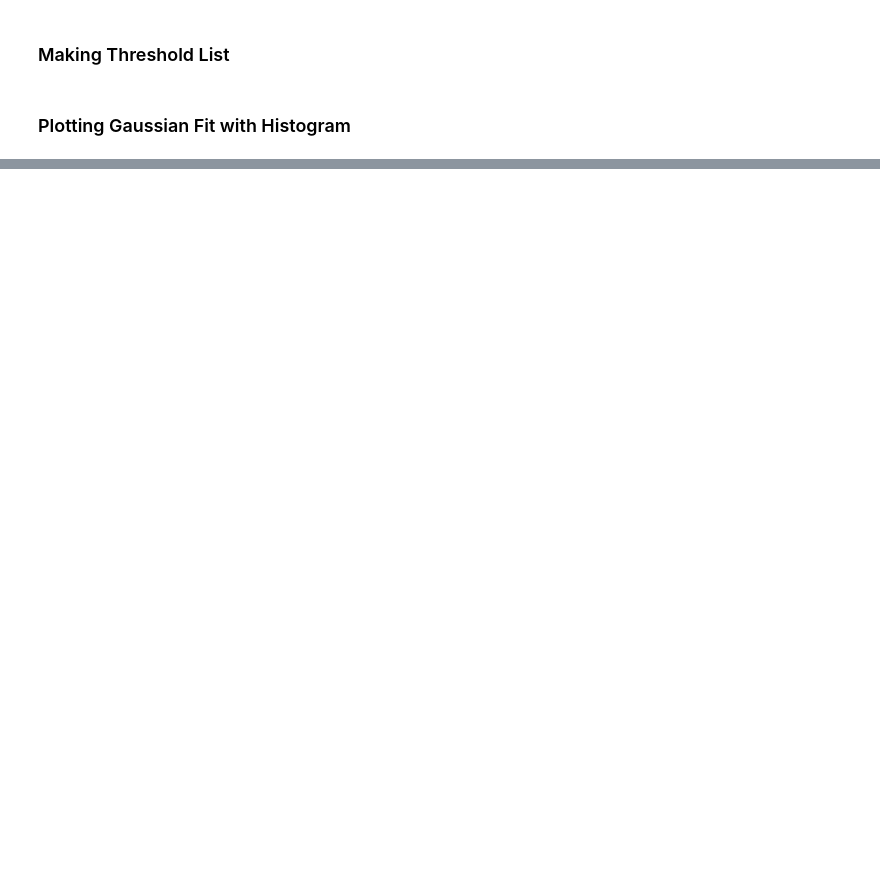
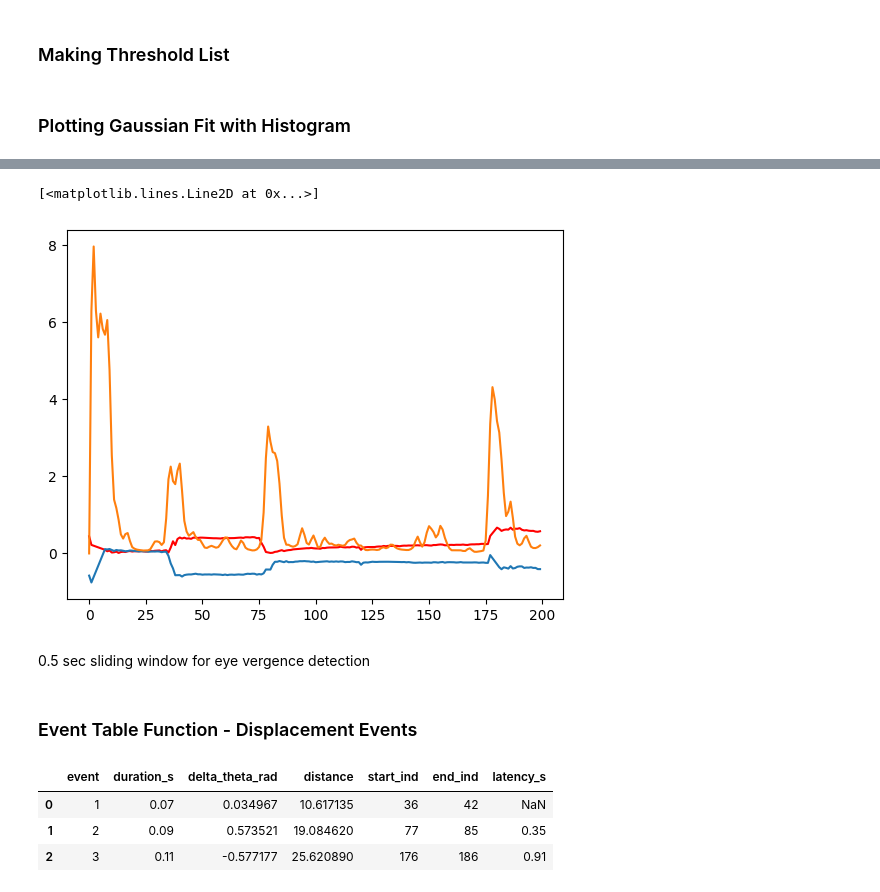
Before and after one commit to katarzyna-kupczyk/prey_capture, a Jupyter notebook: notebooks/vergence_event_finder.ipynb, the cells around one changed output, grey strips where cells are left out. Cells and saved outputs as stored; diff of their text form; code cells hidden in the pictures; blank space fills up the shorter version.

Commit message:
vergence event finder sliding window

```diff
--- a/notebooks/vergence_event_finder.ipynb
+++ b/notebooks/vergence_event_finder.ipynb
@@ -102,0 +250,10 @@ plt.show()
+# %%
+plt.plot(test_frame['R_EYE'],'r')
+plt.plot(test_frame['L_EYE'])
+plt.plot(test_frame['Distance_pts'])
+# plt.ylim(-1,2);
+# %% [output]
+[<matplotlib.lines.Line2D at 0x...>]
+[figure, added]
+# %% [markdown]
+0.5 sec sliding window for eye vergence detection
@@ -102,0 +296,2 @@ plt.show()
+# %% [markdown]
+### Event Table Function - Displacement Events
@@ -102,0 +421,7 @@ plt.show()
+# %%
+events
+# %% [output]
+|  | event | duration_s | delta_theta_rad | distance | start_ind | end_ind | latency_s |
+| 0 | 1 | 0.07 | 0.034967 | 10.617135 | 36 | 42 | NaN |
+| 1 | 2 | 0.09 | 0.573521 | 19.084620 | 77 | 85 | 0.35 |
+| 2 | 3 | 0.11 | -0.577177 | 25.620890 | 176 | 186 | 0.91 |
```
Also changed, not shown: parts of 60 cells of this notebook.
